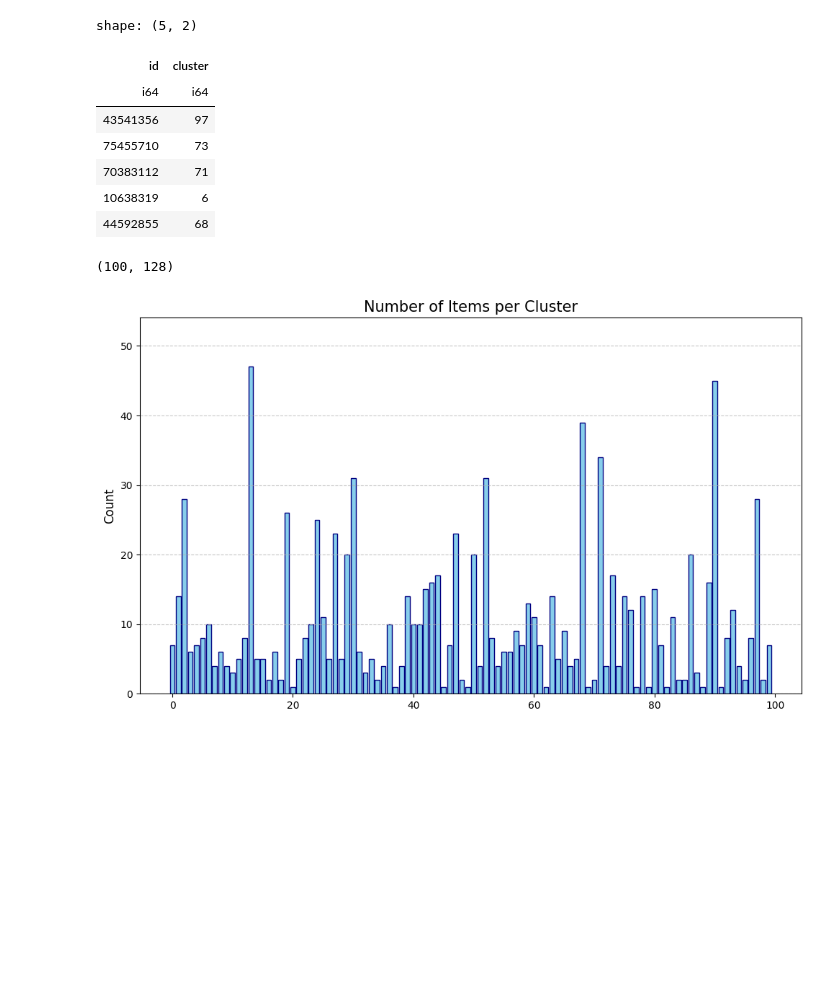
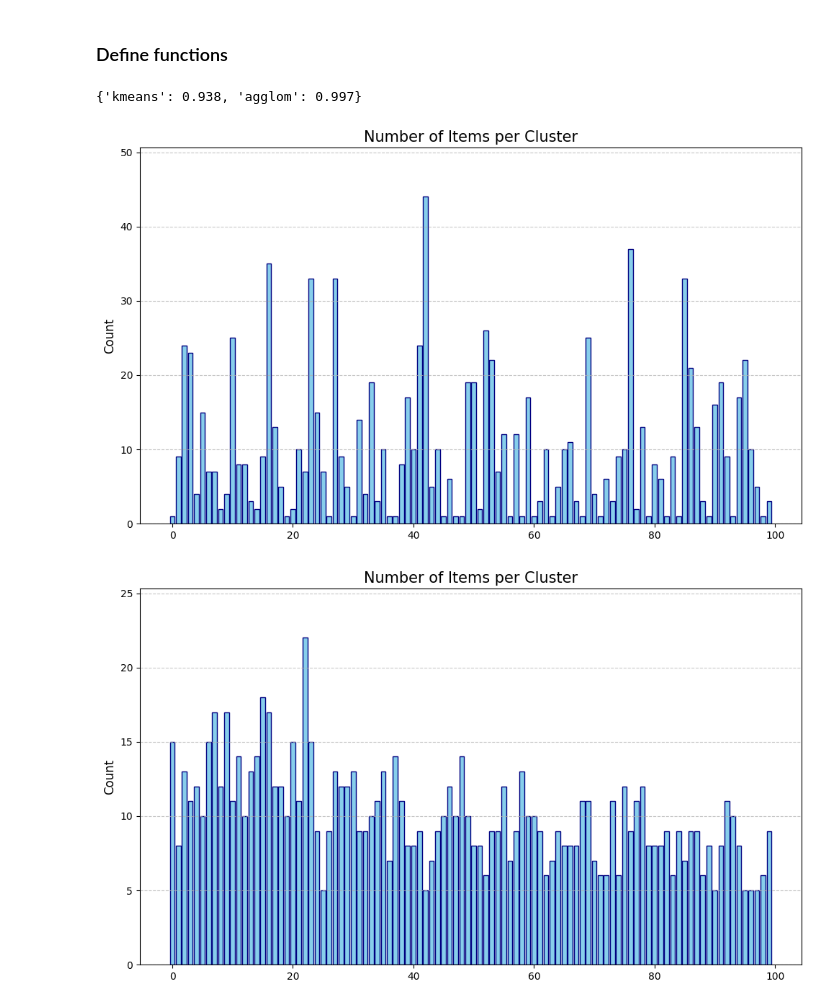
Before and after one commit to odissei-lifecourse/life-sequencing-dutch, a Jupyter notebook: notebooks/emb-clustering.ipynb, the cells around one changed output. Drawn from its saved outputs; the diff is of its cells as text; code cells hidden in the pictures; blank space fills up the shorter version.

```diff
--- a/notebooks/emb-clustering.ipynb
+++ b/notebooks/emb-clustering.ipynb
@@ -11,4 +21,7 @@ from typing import List, Optional, Union
+# %% [markdown]
+### Define functions
 # %%
+# will be used with the real data
 def sample_ids_from_parquet(
     parquet_path: str | Path,
     id_column: str = "rinpersoon_id",
@@ -70,4 +83,17 @@ def sample_ids_from_parquet(
 
     except Exception as e:
         raise Exception(f"Error querying Parquet file for sampled IDs: {e}")
+
+
+
+def create_fake_embs(n=1_000, k=128):
+    rng = np.random.default_rng()
+    n = 1_000
+    k = 128
+    embs = rng.normal(size=(n,k))
+    ids = rng.choice(np.arange(1_000_000, 100_000_000), n, replace=False)
+    ids.dtype = np.int64
+    data = np.hstack([np.expand_dims(ids,1), embs])
+    names = ["rinpersoon_id"] + [f"emb_{i}" for i in range(k)]
+    return pl.DataFrame(data, schema=names)
 # %%
@@ -84,2 +207,13 @@ embs = create_fake_embs()
 # %%
-n_clusters = 100
+input_map = {
+    "kmeans": KMeans(random_state=0, n_init="auto"),
+    "agglom": AgglomerativeClustering()
+}
+results = {}
+for name, estimator in input_map.items():
+    results[name] = estimate_and_evaluate(name, estimator, embs, n_clusters)
+results
+# %% [output]
+{'kmeans': 0.938, 'agglom': 0.997}
+[figure, added]
+[figure, added]
@@ -155,21 +219,0 @@ def barplot_cluster_sizes(cluster_df):
-# %%
-kmeans = KMeans(random_state=0, n_init="auto")
-cluster_df, cluster_centers = get_clusters(kmeans, n_clusters, embs)
-cluster_df.head()
-# %% [output]
-shape: (5, 2)
-| id | cluster |
-| i64 | i64 |
-| 43541356 | 97 |
-| 75455710 | 73 |
-| 70383112 | 71 |
-| 10638319 | 6 |
-| 44592855 | 68 |
-# %%
-cluster_centers.shape
-# %% [output]
-(100, 128)
-# %%
-plt = barplot_cluster_sizes(cluster_df)
-# %% [output]
-[figure, removed]
```
Also changed, not shown: parts of 7 cells of this notebook.
